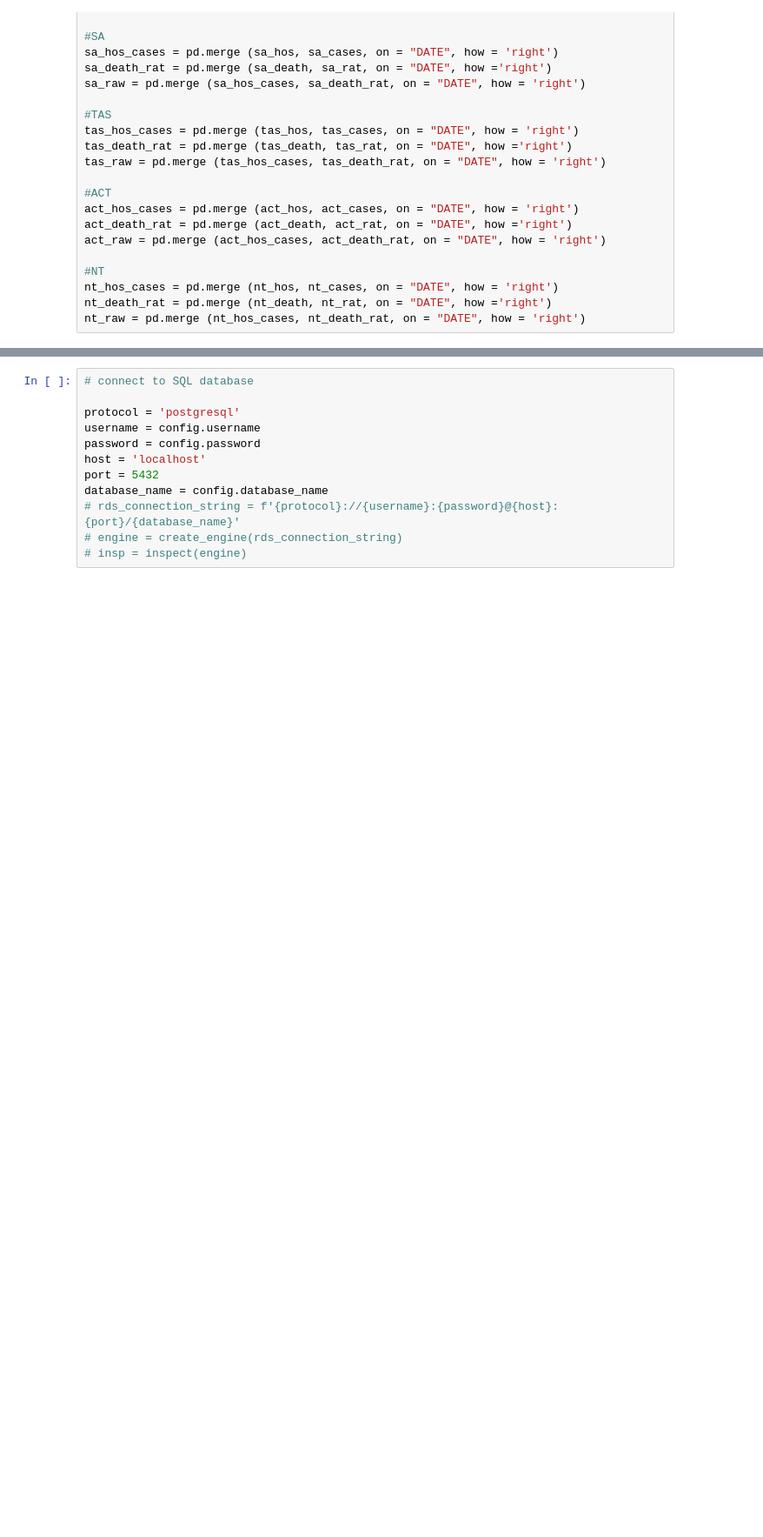
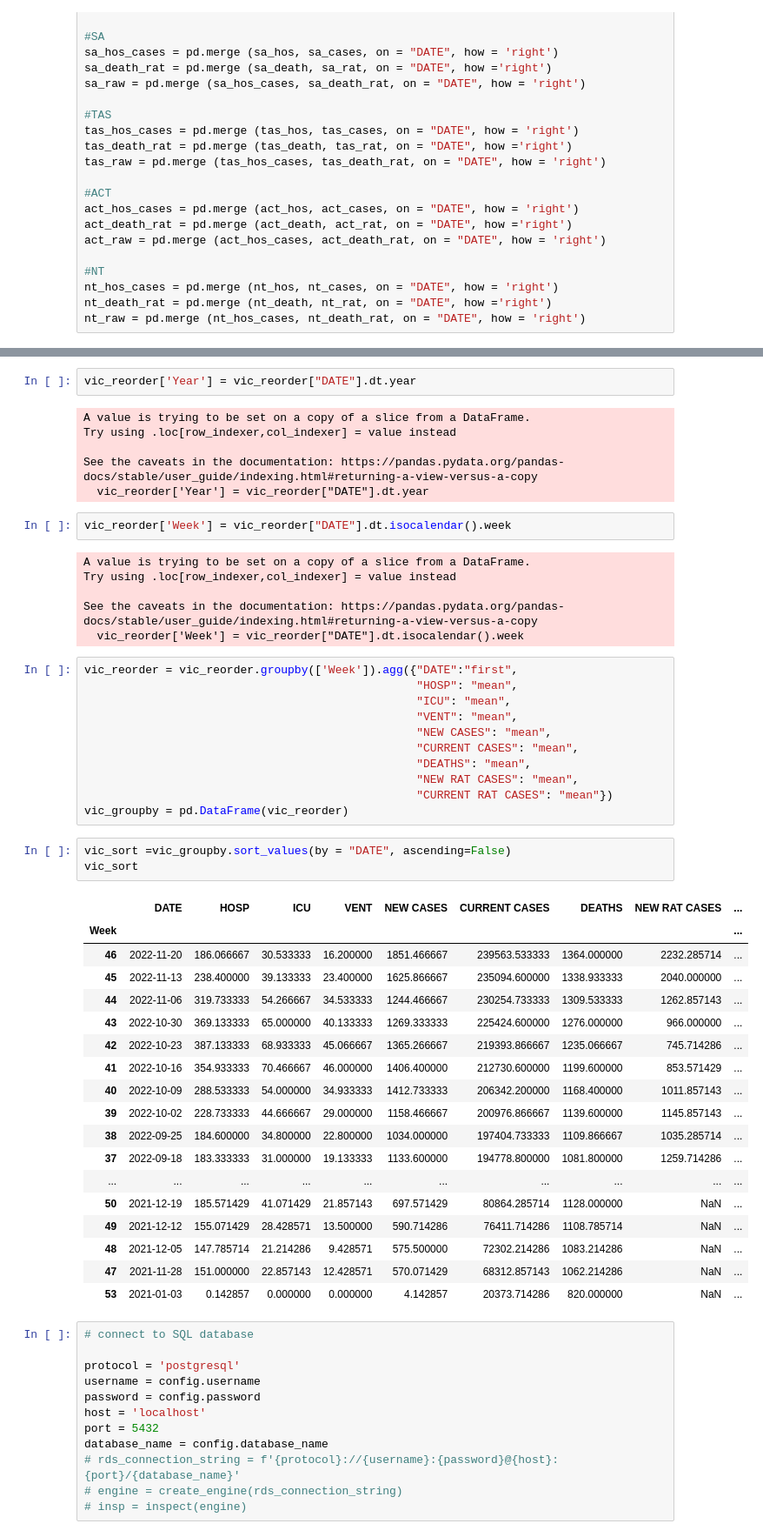
Before and after one commit to Alphaomegainfinity/melb_cup, a Jupyter notebook: main.ipynb, the cells around one changed output, grey strips where cells are left out. Shown at 87% size. Drawn from its saved outputs; the diff is of its cells as text; blank space fills up the shorter version.

Commit message:
sorting, groupby vic data

```diff
--- a/main.ipynb
+++ b/main.ipynb
@@ -234,3 +250,52 @@ See the caveats in the documentation: https://pandas.pydata.org/pandas-docs/stab
+# %%
+vic_reorder['Year'] = vic_reorder["DATE"].dt.year
+# %% [output]
+A value is trying to be set on a copy of a slice from a DataFrame.
+Try using .loc[row_indexer,col_indexer] = value instead
+
+See the caveats in the documentation: https://pandas.pydata.org/pandas-docs/stable/user_guide/indexing.html#returning-a-view-versus-a-copy
+  vic_reorder['Year'] = vic_reorder["DATE"].dt.year
+# %%
+vic_reorder['Week'] = vic_reorder["DATE"].dt.isocalendar().week
+# %% [output]
+A value is trying to be set on a copy of a slice from a DataFrame.
+Try using .loc[row_indexer,col_indexer] = value instead
+
+See the caveats in the documentation: https://pandas.pydata.org/pandas-docs/stable/user_guide/indexing.html#returning-a-view-versus-a-copy
+  vic_reorder['Week'] = vic_reorder["DATE"].dt.isocalendar().week
+# %%
+vic_reorder = vic_reorder.groupby(['Week']).agg({"DATE":"first",
+                                                 "HOSP": "mean",
+                                                 "ICU": "mean",
+                                                 "VENT": "mean",
+                                                 "NEW CASES": "mean",
+                                                 "CURRENT CASES": "mean",
+                                                 "DEATHS": "mean",
+                                                 "NEW RAT CASES": "mean",
+                                                 "CURRENT RAT CASES": "mean"})
+vic_groupby = pd.DataFrame(vic_reorder)
+# %%
+vic_sort =vic_groupby.sort_values(by = "DATE", ascending=False)
+vic_sort
+# %% [output]
+|  | DATE | HOSP | ICU | VENT | NEW CASES | CURRENT CASES | DEATHS | NEW RAT CASES | ... |
+| Week |  |  |  |  |  |  |  |  | ... |
+| 46 | 2022-11-20 | 186.066667 | 30.533333 | 16.200000 | 1851.466667 | 239563.533333 | 1364.000000 | 2232.285714 | ... |
+| 45 | 2022-11-13 | 238.400000 | 39.133333 | 23.400000 | 1625.866667 | 235094.600000 | 1338.933333 | 2040.000000 | ... |
+| 44 | 2022-11-06 | 319.733333 | 54.266667 | 34.533333 | 1244.466667 | 230254.733333 | 1309.533333 | 1262.857143 | ... |
+| 43 | 2022-10-30 | 369.133333 | 65.000000 | 40.133333 | 1269.333333 | 225424.600000 | 1276.000000 | 966.000000 | ... |
+| 42 | 2022-10-23 | 387.133333 | 68.933333 | 45.066667 | 1365.266667 | 219393.866667 | 1235.066667 | 745.714286 | ... |
+| 41 | 2022-10-16 | 354.933333 | 70.466667 | 46.000000 | 1406.400000 | 212730.600000 | 1199.600000 | 853.571429 | ... |
+| 40 | 2022-10-09 | 288.533333 | 54.000000 | 34.933333 | 1412.733333 | 206342.200000 | 1168.400000 | 1011.857143 | ... |
+| 39 | 2022-10-02 | 228.733333 | 44.666667 | 29.000000 | 1158.466667 | 200976.866667 | 1139.600000 | 1145.857143 | ... |
+| 38 | 2022-09-25 | 184.600000 | 34.800000 | 22.800000 | 1034.000000 | 197404.733333 | 1109.866667 | 1035.285714 | ... |
+| 37 | 2022-09-18 | 183.333333 | 31.000000 | 19.133333 | 1133.600000 | 194778.800000 | 1081.800000 | 1259.714286 | ... |
+| ... | ... | ... | ... | ... | ... | ... | ... | ... | ... |
+| 50 | 2021-12-19 | 185.571429 | 41.071429 | 21.857143 | 697.571429 | 80864.285714 | 1128.000000 | NaN | ... |
+| 49 | 2021-12-12 | 155.071429 | 28.428571 | 13.500000 | 590.714286 | 76411.714286 | 1108.785714 | NaN | ... |
+| 48 | 2021-12-05 | 147.785714 | 21.214286 | 9.428571 | 575.500000 | 72302.214286 | 1083.214286 | NaN | ... |
+| 47 | 2021-11-28 | 151.000000 | 22.857143 | 12.428571 | 570.071429 | 68312.857143 | 1062.214286 | NaN | ... |
+| 53 | 2021-01-03 | 0.142857 | 0.000000 | 0.000000 | 4.142857 | 20373.714286 | 820.000000 | NaN | ... |
 # %%
 # connect to SQL database
 
```
Also changed, not shown: parts of 2 cells of this notebook.
